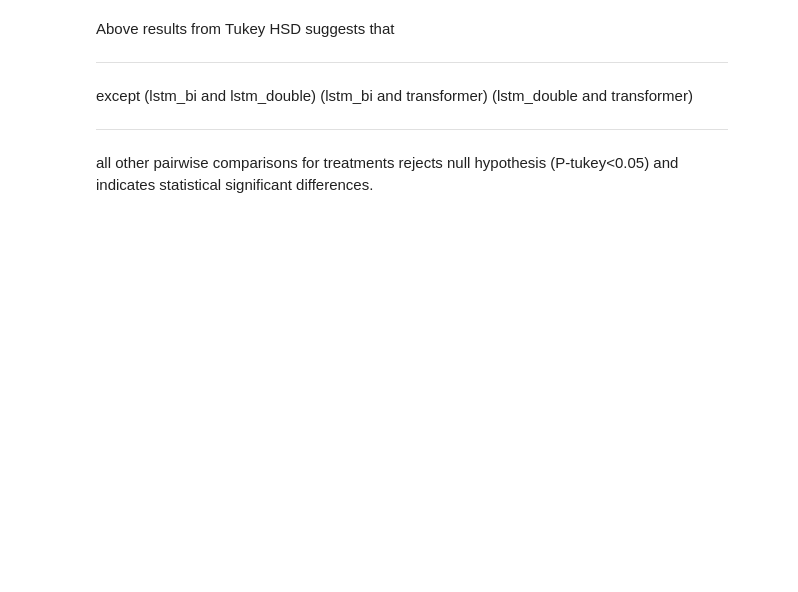
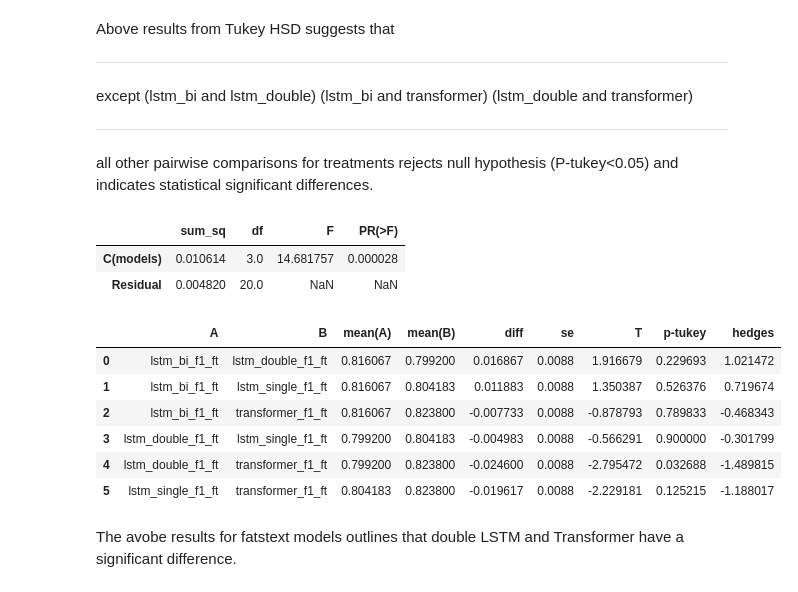
Before and after one commit to ishandas387/Language-Model-For-Odia, a Jupyter notebook: LSTM_&_Transformer_Language_model_Odia.ipynb, the cells around one changed output. Saved outputs shown, nothing was run; the diff lists cells and outputs as text; code cells hidden in the pictures; blank space fills up the shorter version.

```diff
--- a/LSTM_&_Transformer_Language_model_Odia.ipynb
+++ b/LSTM_&_Transformer_Language_model_Odia.ipynb
@@ -1953,3 +1981,38 @@ except (lstm_bi and lstm_double) (lstm_bi and transformer) (lstm_double and tran
 
 
 all other pairwise comparisons for treatments rejects null hypothesis (P-tukey<0.05) and indicates statistical significant differences.
+# %%
+# get ANOVA table as R like output
+import statsmodels.api as sm
+from statsmodels.formula.api import ols
+# reshape the d dataframe suitable for statsmodels package
+d_melt_ft = pd.melt(df_f1_ft.reset_index(), id_vars=['index'], value_vars=['lstm_single_f1_ft', 'lstm_double_f1_ft', 'lstm_bi_f1_ft', 'transformer_f1_ft'])
+# replace column names
+d_melt_ft.columns = ['index', 'models', 'value']
+# Ordinary Least Squares (OLS) model
+model_ft = ols('value ~ C(models)', data=d_melt).fit()
+anova_table = sm.stats.anova_lm(model_ft, typ=2)
+anova_table
+
+# note: if the data is balanced (equal sample size for each group), Type 1, 2, and 3 sums of squares
+# (typ parameter) will produce similar results.
+# %% [output]
+|  | sum_sq | df | F | PR(>F) |
+| C(models) | 0.010614 | 3.0 | 14.681757 | 0.000028 |
+| Residual | 0.004820 | 20.0 | NaN | NaN |
+# %%
+
+# perform multiple pairwise comparison (Tukey HSD)
+# for unbalanced (unequal sample size) data, pairwise_tukey uses Tukey-Kramer test
+m_comp = pairwise_tukey(data=d_melt_ft, dv='value', between='models')
+m_comp
+# %% [output]
+|  | A | B | mean(A) | mean(B) | diff | se | T | p-tukey | hedges |
+| 0 | lstm_bi_f1_ft | lstm_double_f1_ft | 0.816067 | 0.799200 | 0.016867 | 0.0088 | 1.916679 | 0.229693 | 1.021472 |
+| 1 | lstm_bi_f1_ft | lstm_single_f1_ft | 0.816067 | 0.804183 | 0.011883 | 0.0088 | 1.350387 | 0.526376 | 0.719674 |
+| 2 | lstm_bi_f1_ft | transformer_f1_ft | 0.816067 | 0.823800 | -0.007733 | 0.0088 | -0.878793 | 0.789833 | -0.468343 |
+| 3 | lstm_double_f1_ft | lstm_single_f1_ft | 0.799200 | 0.804183 | -0.004983 | 0.0088 | -0.566291 | 0.900000 | -0.301799 |
+| 4 | lstm_double_f1_ft | transformer_f1_ft | 0.799200 | 0.823800 | -0.024600 | 0.0088 | -2.795472 | 0.032688 | -1.489815 |
+| 5 | lstm_single_f1_ft | transformer_f1_ft | 0.804183 | 0.823800 | -0.019617 | 0.0088 | -2.229181 | 0.125215 | -1.188017 |
+# %% [markdown]
+The avobe results for fatstext models outlines that double LSTM and Transformer have a significant difference.
```
Also changed, not shown: parts of 36 cells of this notebook.
